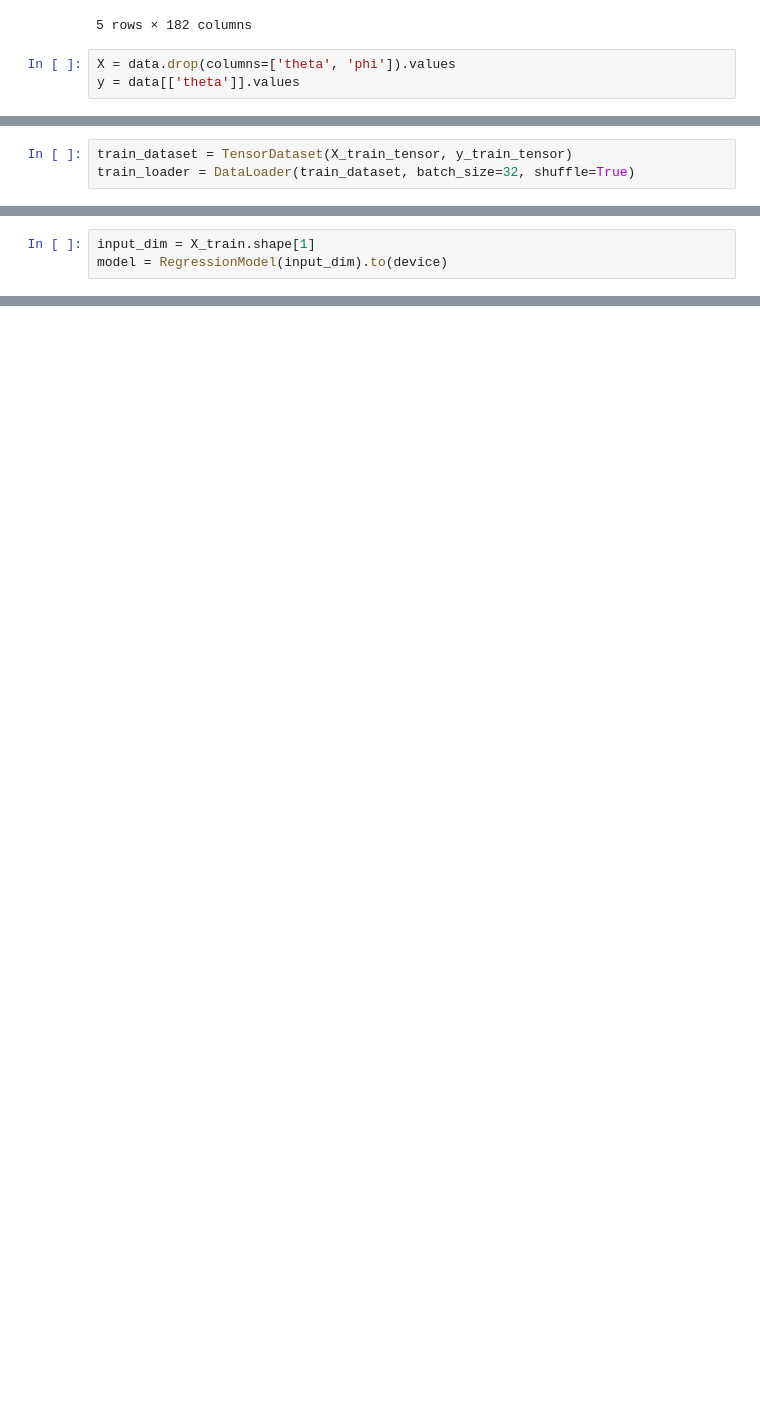
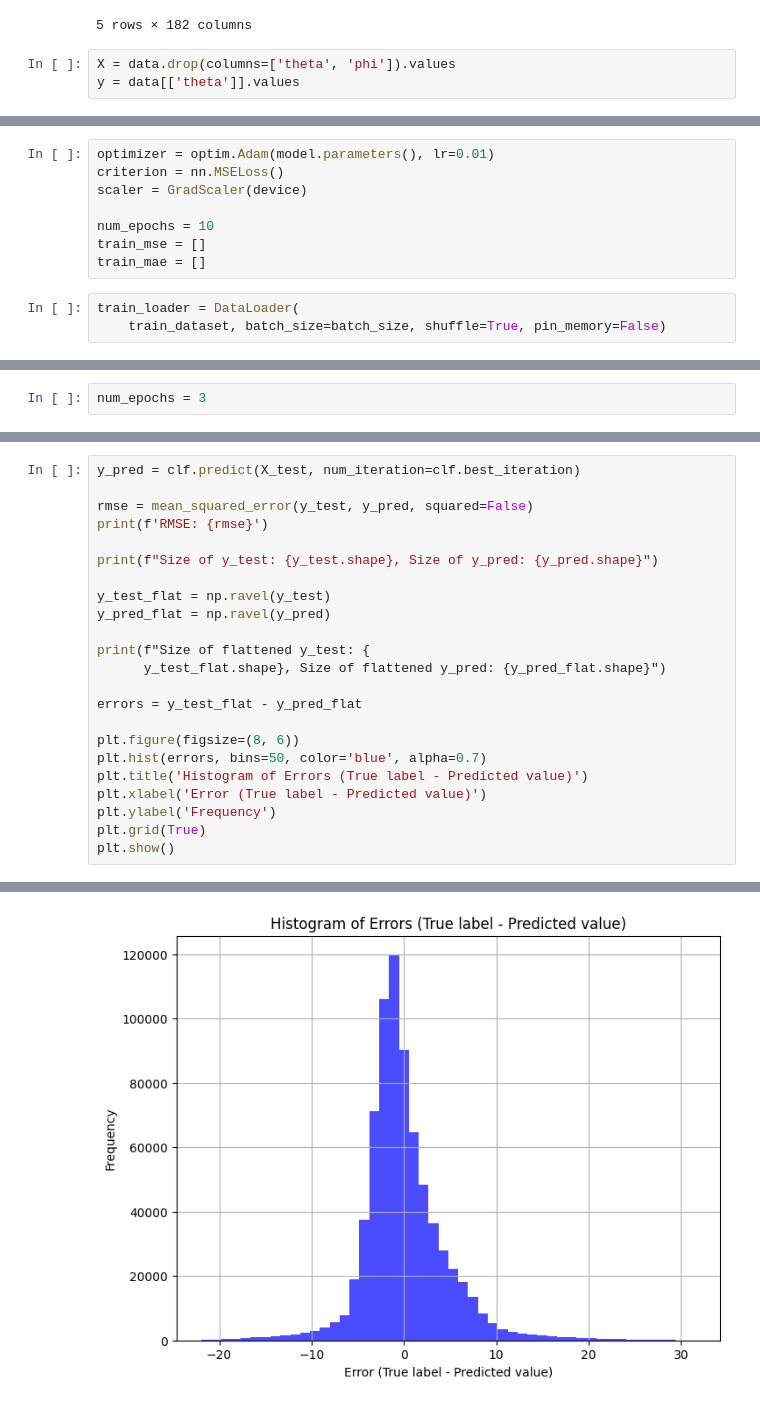
Before and after one commit to matalhim/EAS, a Jupyter notebook: direction/nn3.ipynb, the cells around one changed output, grey strips where cells are left out. Saved outputs shown, nothing was run; the diff lists cells and outputs as text; blank space fills up the shorter version.

```diff
--- a/direction/nn3.ipynb
+++ b/direction/nn3.ipynb
@@ -54,3 +83,11 @@ y_test_tensor = torch.tensor(
+# %%
+optimizer = optim.Adam(model.parameters(), lr=0.01)
+criterion = nn.MSELoss()
+scaler = GradScaler(device)
+
+num_epochs = 10
+train_mse = []
+train_mae = []
 # %%
-train_dataset = TensorDataset(X_train_tensor, y_train_tensor)
-train_loader = DataLoader(train_dataset, batch_size=32, shuffle=True)
+train_loader = DataLoader(
+    train_dataset, batch_size=batch_size, shuffle=True, pin_memory=False)
@@ -65,3 +93,0 @@ class RegressionModel(nn.Module):
-# %%
-input_dim = X_train.shape[1]
-model = RegressionModel(input_dim).to(device)
@@ -140,0 +94,2 @@ plt.show()
+# %%
+num_epochs = 3
@@ -140,0 +174,24 @@ plt.show()
+# %%
+y_pred = clf.predict(X_test, num_iteration=clf.best_iteration)
+
+rmse = mean_squared_error(y_test, y_pred, squared=False)
+print(f'RMSE: {rmse}')
+
+print(f"Size of y_test: {y_test.shape}, Size of y_pred: {y_pred.shape}")
+
+y_test_flat = np.ravel(y_test)
+y_pred_flat = np.ravel(y_pred)
+
+print(f"Size of flattened y_test: {
+      y_test_flat.shape}, Size of flattened y_pred: {y_pred_flat.shape}")
+
+errors = y_test_flat - y_pred_flat
+
+plt.figure(figsize=(8, 6))
+plt.hist(errors, bins=50, color='blue', alpha=0.7)
+plt.title('Histogram of Errors (True label - Predicted value)')
+plt.xlabel('Error (True label - Predicted value)')
+plt.ylabel('Frequency')
+plt.grid(True)
+plt.show()
+# %% [output]
@@ -140,0 +201 @@ plt.show()
+[figure, added]
```
Also changed, not shown: parts of 17 cells of this notebook.
